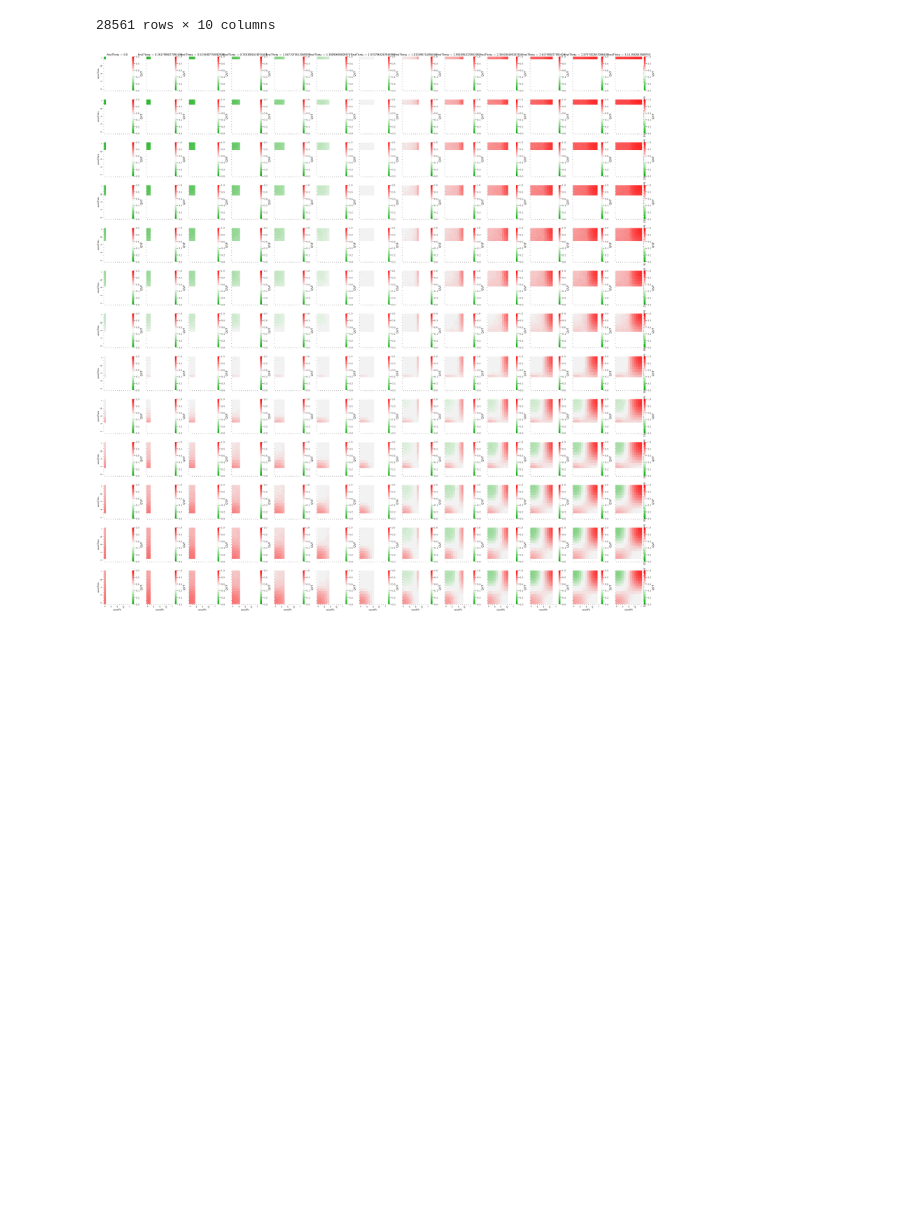
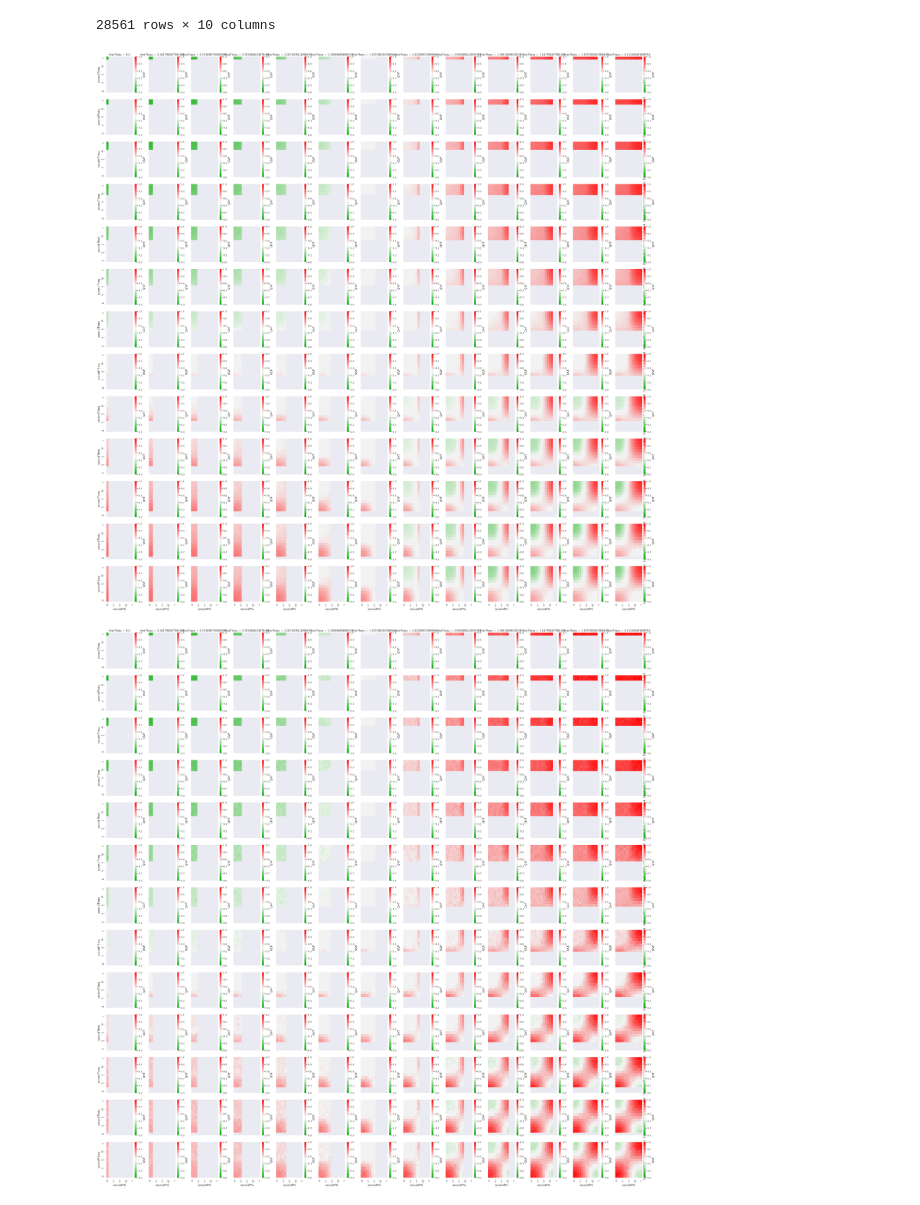
Before and after one commit to QuTAM/QuFI, a Jupyter notebook: reports/double_FI.ipynb, the cells around one changed output. Saved outputs shown, nothing was run; the diff lists cells and outputs as text; code cells hidden in the pictures; blank space fills up the shorter version.

```diff
--- a/reports/double_FI.ipynb
+++ b/reports/double_FI.ipynb
@@ -289,8 +289,8 @@ results = []
 for circuit in circuits:
     for phi_0 in phi_list:
         for theta_0 in theta_list:
-            for phi_1 in phi_list:
-                for theta_1 in theta_list:
+            for phi_1 in [phi_1 for phi_1 in phi_list if phi_1<=phi_0]:
+                for theta_1 in [theta_1 for theta_1 in theta_list if theta_1<=theta_0]:
                     qvf = compute_QVF_michelson_contrast_double_injection(
                         df_newQVF, circuit, phi_0, theta_0, phi_1, theta_1)
                     qvf['circuitName'] = circuit
@@ -356,7 +356,7 @@ if not os.path.exists(dirHistPlots):
 
 for circuit in circuits:
     # get a list of qubit columns (circuit may have different number of qubits now)
-    colNames = new_qvfDF_noise[new_qvfDF_noise['circuit_name'] == circuit].dropna(
+    colNames = new_qvfDF_noise[new_qvfDF_noise['circuitName'] == circuit].dropna(
         axis=1).columns
     QVF_list = ['QVF_circuit']
     # uncomment this line to include individual qubit analysis
@@ -365,8 +365,8 @@ for circuit in circuits:
     for qvf_idx in QVF_list:
         for phi_0 in phi_list:
             for theta_0 in theta_list:
-                qvf_tmp = new_qvfDF_noise[(new_qvfDF_noise['circuit_name'] == circuit) & (new_qvfDF_noise['first_phi'] == phi_0) & (new_qvfDF_noise['first_theta'] == theta_0)]
-                qvf_tmp = qvf_tmp.pivot('second_phi', 'second_theta', qvf_idx)
+                qvf_tmp = new_qvfDF_noise[(new_qvfDF_noise['circuitName'] == circuit) & (new_qvfDF_noise['firstPhi'] == phi_0) & (new_qvfDF_noise['firstTheta'] == theta_0)]
+                qvf_tmp = qvf_tmp.pivot('secondPhi', 'secondTheta', qvf_idx)
                 qvf_tmp.columns.name = '$\\theta$ shift'
                 qvf_tmp.index.name = '$\\phi$ shift'
                 fig, ax = plt.subplots(1, 1, figsize=(6, 5))
@@ -415,39 +415,18 @@ new_qvfDF_noise
 28561 rows × 10 columns
 # %%
 
-# ##considering only phi angles up to pi
-# theta_list_tex = ['0', '', '', '$\\frac{\pi}{4}$', '', '',
-#                   '$\\frac{\pi}{2}$', '', '', '$\\frac{3\pi}{4}$', '', '', '$\pi$']
-# phi_list_tex = ['$\pi$', '', '',  '$\\frac{3\pi}{4}$', '', '',
-#                 '$\\frac{\pi}{2}$', '', '', '$\\frac{\pi}{4}$', '', '', '0']
+#plotting collages
 
+dirHeatmapPlots = '../plots/double_FI/heatmaps/'
+dirHistPlots = '../plots/double_FI/histograms/'
+dirCollagePlots = '../plots/double_FI/collage/'
 
-# def my_heatmap_plot(*args, **kwargs):
-#     # data = kwargs.pop('data')
-#     # d = data.pivot(index=args[1], columns=args[0], values=args[2])
-#     # sns.heatmap(d, **kwargs)
-
-#     qvf_tmp = new_qvfDF_noise[(new_qvfDF_noise['circuit_name'] == circuit) & (
-#         new_qvfDF_noise['first_phi'] == phi_0) & (new_qvfDF_noise['first_theta'] == theta_0)]
-#     qvf_tmp = qvf_tmp.pivot('second_phi', 'second_theta', 'QVF_circuit')
-#     qvf_tmp.columns.name = '$\\theta$ shift'
-#     qvf_tmp.index.name = '$\\phi$ shift'
-#     # fig, ax = plt.subplots(1, 1, figsize=(6, 5))
-#     param = {'label': 'QVF'}
-
-#     divnorm = colors.TwoSlopeNorm(vmin=0, vcenter=0.5, vmax=1)
-#     rdgn = sns.diverging_palette(
-#         h_neg=130, h_pos=10, s=200, l=55, sep=20, as_cmap=True)
-#     sns.set(font_scale=1.3)
-#     ax = sns.heatmap(qvf_tmp, xticklabels=theta_list_tex,
-#                      yticklabels=phi_list_tex, cmap=rdgn, cbar_kws=param, vmin=0, vmax=1)
-#     # fig.savefig(dirHeatmapPlots+circuit+'_th_0_'+str(theta_0)+'_ph_0_' +
-#     #             str(phi_0)+'_'+qvf_idx + '_heatmap.pdf', bbox_inches='tight')
-#     # plt.close()
-
-# g = sns.FacetGrid(new_qvfDF_noise, row="first_phi", col="first_theta", margin_titles=True)
-# g.map(my_heatmap_plot,"second_phi", "second_theta")
-
+if not os.path.exists(dirHeatmapPlots):
+    os.makedirs(dirHeatmapPlots)
+if not os.path.exists(dirHistPlots):
+    os.makedirs(dirHistPlots)
+if not os.path.exists(dirCollagePlots):
+    os.makedirs(dirCollagePlots)
 
 ##considering only phi angles up to pi
 theta_list_tex = ['0', '', '', '$\\frac{\pi}{4}$', '', '',
@@ -483,35 +462,35 @@ def my_heatmap_plot(*args, **kwargs):
 
     #qvf_tmp.columns.name = '$\\theta$ shift'
     #qvf_tmp.index.name = '$\\phi$ shift'
     # fig, ax = plt.subplots(1, 1, figsize=(6, 5))
     param = {'label': 'QVF'}
 
     divnorm = colors.TwoSlopeNorm(vmin=0, vcenter=0.5, vmax=1)
     rdgn = sns.diverging_palette(
         h_neg=130, h_pos=10, s=200, l=55, sep=20, as_cmap=True)
     sns.set(font_scale=1.3)
 
     ax = sns.heatmap(pd_dataframe, xticklabels=theta_list_tex,
                      yticklabels=phi_list_tex, cmap=rdgn, cbar_kws=param, vmin=0, vmax=1)
     # fig.savefig(dirHeatmapPlots+circuit+'_th_0_'+str(theta_0)+'_ph_0_' +
     #             str(phi_0)+'_'+qvf_idx + '_heatmap.pdf', bbox_inches='tight')
     # plt.close()
 
 
 
-#new_qvfDF_noise = new_qvfDF_noise[:100000] #reduce for faster debug
+# new_qvfDF_noise = new_qvfDF_noise[:100000] #reduce for faster debug
 
 
 for circuit in circuits:
     # get a list of qubit columns (circuit may have different number of qubits now)
-    colNames = new_qvfDF_noise[new_qvfDF_noise['circuitName'] == circuit].dropna(
-        axis=1).columns
+    colNames = new_qvfDF_noise[new_qvfDF_noise['circuitName'] == circuit].columns
     QVF_list = ['QVF_circuit']
     # uncomment this line to include individual qubit analysis
     QVF_list.extend([x for x in colNames if re.search('QVF_qubit_.*', x)])
     for qvf_idx in QVF_list:
         g = sns.FacetGrid(new_qvfDF_noise, row="firstPhi", col="firstTheta", margin_titles=True)
         g.map(my_heatmap_plot, "secondPhi", "secondTheta", qvf_idx)
-        g.savefig('collage_'+circuit+'_'+qvf_idx+'.pdf')
+        g.savefig(dirCollagePlots+'collage_'+circuit+'_'+qvf_idx+'.pdf')
 # %% [output]
-[figure, old version]
+[figure, new version]
+[figure, added]
```
Also changed, not shown: parts of 4 cells of this notebook.
